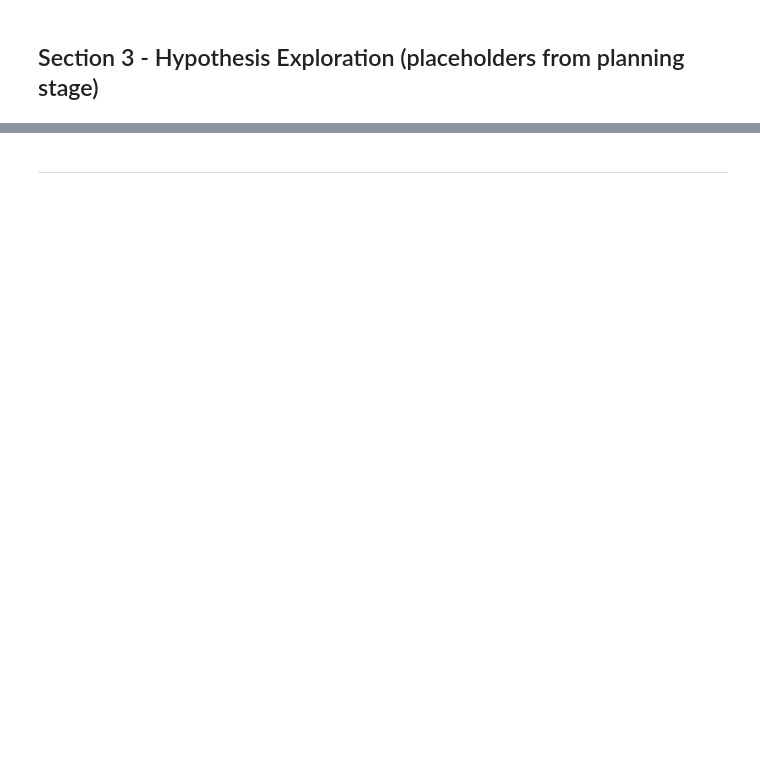
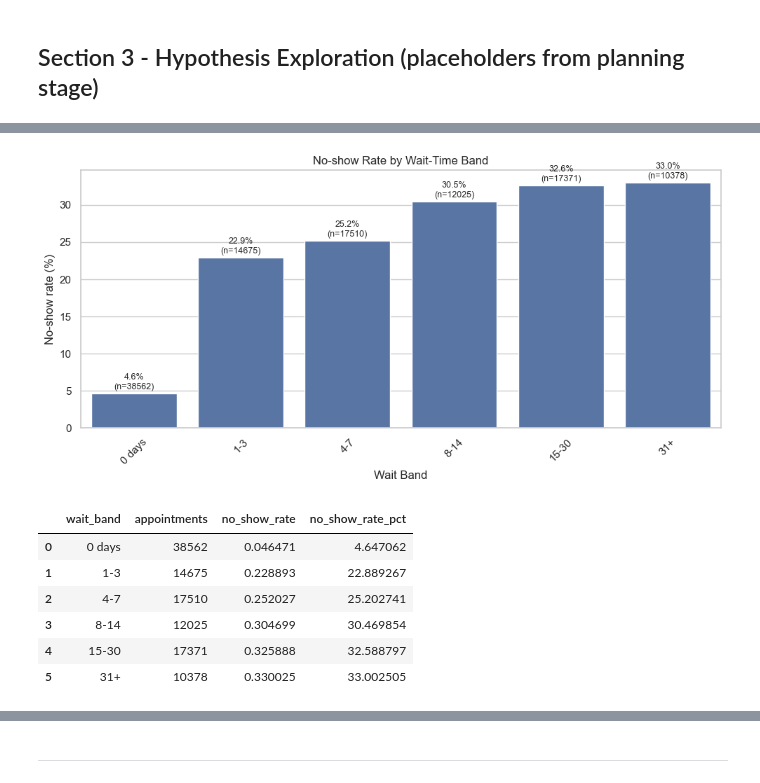
Before and after one commit to RNB1993/medical-appointment-no-show-analytics, a Jupyter notebook: jupyter_notebooks/02_VIS.ipynb, the cells around one changed output, grey strips where cells are left out. Drawn from its saved outputs; the diff is of its cells as text; code cells hidden in the pictures; blank space fills up the shorter version.

```diff
--- a/jupyter_notebooks/02_VIS.ipynb
+++ b/jupyter_notebooks/02_VIS.ipynb
@@ -47,0 +80,35 @@ Section 1 content
+# %%
+# Bucket raw age into analyst-friendly groups to compare no_show patterns by life stage.
+age_bins = [-1, 17, 34, 49, 64, 120]
+age_labels = ["0-17", "18-34", "35-49", "50-64", "65+"]
+df["age_band"] = pd.cut(df["age"], bins=age_bins, labels=age_labels)
+
+# Group lead time into discrete ranges so rate charts are easier to read than raw day values.
+wait_bins = [-1, 0, 3, 7, 14, 30, df["wait_days"].max()]
+wait_labels = ["0 days", "1-3", "4-7", "8-14", "15-30", "31+"]
+df["wait_band"] = pd.cut(df["wait_days"], bins=wait_bins, labels=wait_labels)
+
+# Convert binary indicator columns to readable labels for plot legends and axis titles.
+df["sms_label"] = df["sms_received"].map({0: "No SMS", 1: "SMS received"})
+df["scholarship_label"] = df["Scholarship"].map({0: "No Scholarship", 1: "Scholarship"})
+df["hypertension_label"] = df["hypertension"].map({0: "No Hypertension", 1: "Hypertension"})
+df["diabetes_label"] = df["Diabetes"].map({0: "No Diabetes", 1: "Diabetes"})
+
+# Force Monday-Saturday ordering to prevent alphabetical sorting in weekday visualizations.
+weekday_order = ["Monday", "Tuesday", "Wednesday", "Thursday", "Friday", "Saturday"]
+df["appointment_day_of_week"] = pd.Categorical(
+    df["appointment_day_of_week"],
+    categories=weekday_order,
+    ordered=True
+)
+
+# Create a compact feature for number of chronic-condition indicators per patient.
+df["chronic_condition_count"] = df["hypertension"] + df["Diabetes"]
+
+# Preview transformed fields used by the hypothesis charts.
+display(df[[
+    "age", "age_band", "wait_days", "wait_band",
+    "sms_label", "scholarship_label",
+    "hypertension_label", "diabetes_label",
+    "appointment_day_of_week", "chronic_condition_count"
+]].head())
@@ -71,0 +244,19 @@ Because waiting time is numeric and no-show status is categorical, a boxplot and
+# %%
+# No-show rate by wait-time band
+h1_summary = plot_no_show_rate(
+    data=df,
+    group_col="wait_band",
+    title="No-show Rate by Wait-Time Band",
+    order=["0 days", "1-3", "4-7", "8-14", "15-30", "31+"]
+)
+
+display(h1_summary)
+# %% [output]
+[figure, added]
+|  | wait_band | appointments | no_show_rate | no_show_rate_pct |
+| 0 | 0 days | 38562 | 0.046471 | 4.647062 |
+| 1 | 1-3 | 14675 | 0.228893 | 22.889267 |
+| 2 | 4-7 | 17510 | 0.252027 | 25.202741 |
+| 3 | 8-14 | 12025 | 0.304699 | 30.469854 |
+| 4 | 15-30 | 17371 | 0.325888 | 32.588797 |
+| 5 | 31+ | 10378 | 0.330025 | 33.002505 |
```
Also changed, not shown: parts of 58 cells of this notebook.
